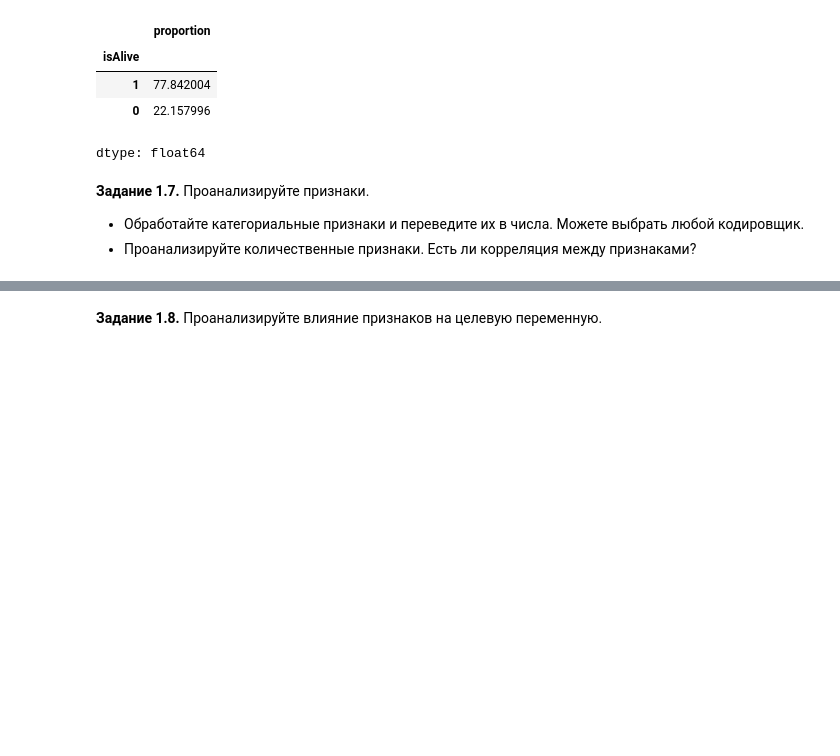
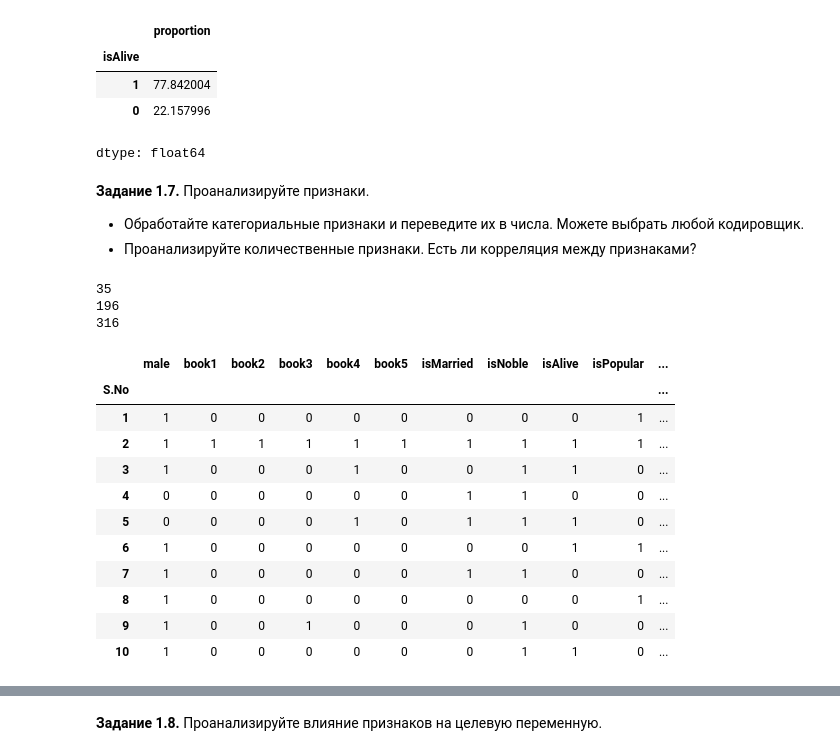
Before and after one commit to k-gorbenko/-DLS, a Jupyter notebook: week_01_ml_intro/Homework/hw_1_game_of_thrones.ipynb, the cells around one changed output, grey strips where cells are left out. Drawn from its saved outputs; the diff is of its cells as text; code cells hidden in the pictures; blank space fills up the shorter version.

```diff
--- a/week_01_ml_intro/Homework/hw_1_game_of_thrones.ipynb
+++ b/week_01_ml_intro/Homework/hw_1_game_of_thrones.ipynb
@@ -319,3 +319,33 @@ dtype: float64
 **Задание 1.7.** Проанализируйте признаки.
   * Обработайте категориальные признаки и переведите их в числа. Можете выбрать любой кодировщик.
   * Проанализируйте количественные признаки. Есть ли корреляция между признаками?
+# %%
+culture = len(data['culture'].unique())
+title = len(data['title'].unique())
+house = len(data['house'].unique())
+print(culture)
+print(title)
+print(house)
+
+for col in ['culture', 'title', 'house']:
+  freq = data[col].value_counts(normalize=True)
+  data[f'{col}_encoded'] = data[col].map(freq)
+
+data.drop(['culture', 'title', 'house'], axis=1, inplace=True)
+data.head(10)
+# %% [output]
+35
+196
+316
+|  | male | book1 | book2 | book3 | book4 | book5 | isMarried | isNoble | isAlive | isPopular | ... |
+| S.No |  |  |  |  |  |  |  |  |  |  | ... |
+| 1 | 1 | 0 | 0 | 0 | 0 | 0 | 0 | 0 | 0 | 1 | ... |
+| 2 | 1 | 1 | 1 | 1 | 1 | 1 | 1 | 1 | 1 | 1 | ... |
+| 3 | 1 | 0 | 0 | 0 | 1 | 0 | 0 | 1 | 1 | 0 | ... |
+| 4 | 0 | 0 | 0 | 0 | 0 | 0 | 1 | 1 | 0 | 0 | ... |
+| 5 | 0 | 0 | 0 | 0 | 1 | 0 | 1 | 1 | 1 | 0 | ... |
+| 6 | 1 | 0 | 0 | 0 | 0 | 0 | 0 | 0 | 1 | 1 | ... |
+| 7 | 1 | 0 | 0 | 0 | 0 | 0 | 1 | 1 | 0 | 0 | ... |
+| 8 | 1 | 0 | 0 | 0 | 0 | 0 | 0 | 0 | 0 | 1 | ... |
+| 9 | 1 | 0 | 0 | 1 | 0 | 0 | 0 | 1 | 0 | 0 | ... |
+| 10 | 1 | 0 | 0 | 0 | 0 | 0 | 0 | 1 | 1 | 0 | ... |
```
Also changed, not shown: parts of 2 cells of this notebook.
